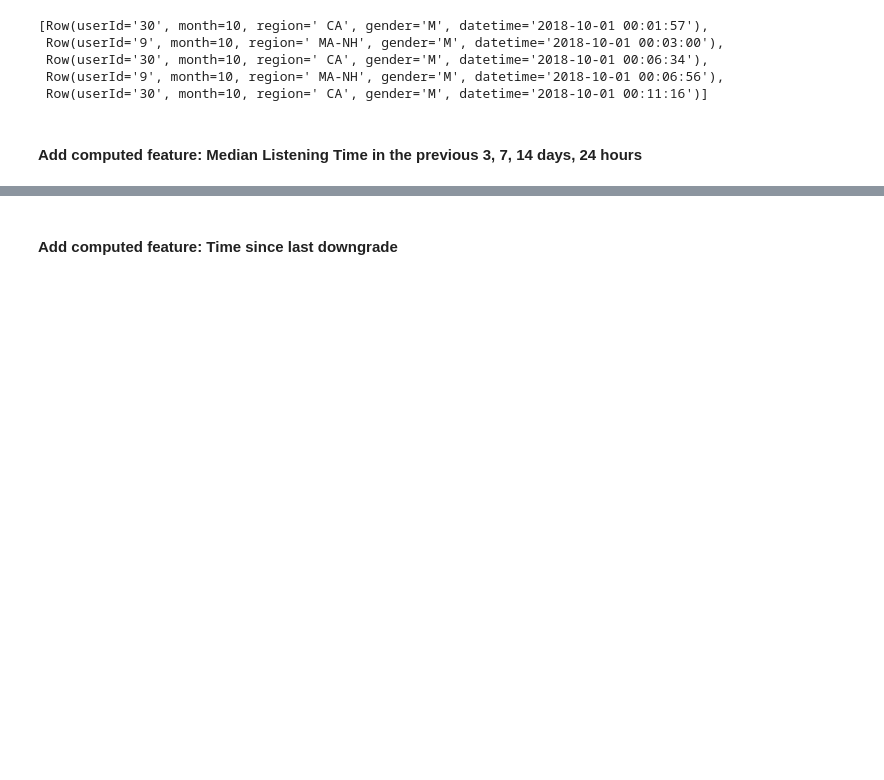
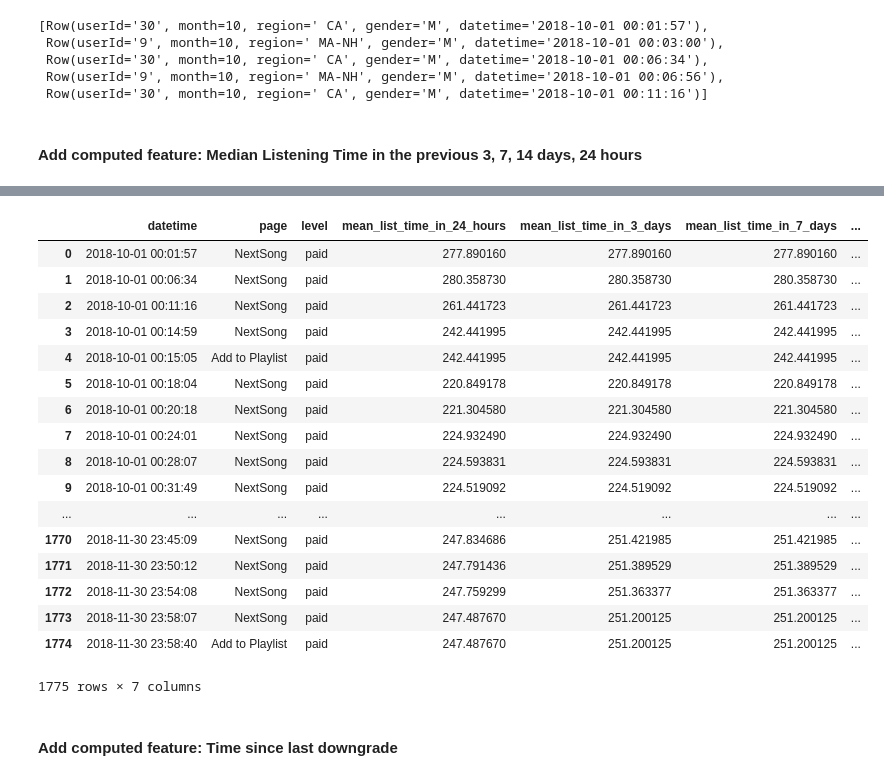
Before and after one commit to tarcisobraz/sparkify-churn-prediction, a Jupyter notebook: Sparkify.ipynb, the cells around one changed output, grey strips where cells are left out. Drawn from its saved outputs; the diff is of its cells as text; code cells hidden in the pictures; blank space fills up the shorter version.

Commit message:
feat: Adds new computed features which use window functions.

```diff
--- a/Sparkify.ipynb
+++ b/Sparkify.ipynb
@@ -605,6 +605,3 @@ X_df.take(5)
  Row(userId='30', month=10, region=' CA', gender='M', datetime='2018-10-01 00:11:16')]
 # %% [markdown]
 #### Add computed feature: Median Listening Time in the previous 3, 7, 14 days, 24 hours
-# %%
-w_3days = Window.partitionBy(['userId','date']).orderBy('ts').rangeBetween(-(3*24*60*60*1000),0)
-df = df.withColumn('mean_list_time_in_3_days',sf.mean('length').over(w_3days))
@@ -626,3 +608,36 @@ df.toPandas().head(10)
+# %%
+millis_in_a_day = 24*60*60*1000
+# %%
+w_3days = Window.partitionBy(['userId']).orderBy('ts').rangeBetween(-(3*millis_in_a_day),0)
+w_7days = Window.partitionBy(['userId']).orderBy('ts').rangeBetween(-(7*millis_in_a_day),0)
+w_14days = Window.partitionBy(['userId']).orderBy('ts').rangeBetween(-(14*millis_in_a_day),0)
+w_24hours = Window.partitionBy(['userId']).orderBy('ts').rangeBetween(-(millis_in_a_day),0)
+# %%
+df = df.withColumn('mean_list_time_in_3_days',sf.mean('length').over(w_3days)) \
+        .withColumn('mean_list_time_in_7_days',sf.mean('length').over(w_7days)) \
+        .withColumn('mean_list_time_in_14_days',sf.mean('length').over(w_14days)) \
+        .withColumn('mean_list_time_in_24_hours',sf.mean('length').over(w_24hours))
+# %%
+df.select(["datetime", "page", "level", "mean_list_time_in_24_hours", "mean_list_time_in_3_days", "mean_list_time_in_7_days", "mean_list_time_in_14_days"]).filter(df.userId == '30').toPandas()
+# %% [output]
+|  | datetime | page | level | mean_list_time_in_24_hours | mean_list_time_in_3_days | mean_list_time_in_7_days | ... |
+| 0 | 2018-10-01 00:01:57 | NextSong | paid | 277.890160 | 277.890160 | 277.890160 | ... |
+| 1 | 2018-10-01 00:06:34 | NextSong | paid | 280.358730 | 280.358730 | 280.358730 | ... |
+| 2 | 2018-10-01 00:11:16 | NextSong | paid | 261.441723 | 261.441723 | 261.441723 | ... |
+| 3 | 2018-10-01 00:14:59 | NextSong | paid | 242.441995 | 242.441995 | 242.441995 | ... |
+| 4 | 2018-10-01 00:15:05 | Add to Playlist | paid | 242.441995 | 242.441995 | 242.441995 | ... |
+| 5 | 2018-10-01 00:18:04 | NextSong | paid | 220.849178 | 220.849178 | 220.849178 | ... |
+| 6 | 2018-10-01 00:20:18 | NextSong | paid | 221.304580 | 221.304580 | 221.304580 | ... |
+| 7 | 2018-10-01 00:24:01 | NextSong | paid | 224.932490 | 224.932490 | 224.932490 | ... |
+| 8 | 2018-10-01 00:28:07 | NextSong | paid | 224.593831 | 224.593831 | 224.593831 | ... |
+| 9 | 2018-10-01 00:31:49 | NextSong | paid | 224.519092 | 224.519092 | 224.519092 | ... |
+| ... | ... | ... | ... | ... | ... | ... | ... |
+| 1770 | 2018-11-30 23:45:09 | NextSong | paid | 247.834686 | 251.421985 | 251.421985 | ... |
+| 1771 | 2018-11-30 23:50:12 | NextSong | paid | 247.791436 | 251.389529 | 251.389529 | ... |
+| 1772 | 2018-11-30 23:54:08 | NextSong | paid | 247.759299 | 251.363377 | 251.363377 | ... |
+| 1773 | 2018-11-30 23:58:07 | NextSong | paid | 247.487670 | 251.200125 | 251.200125 | ... |
+| 1774 | 2018-11-30 23:58:40 | Add to Playlist | paid | 247.487670 | 251.200125 | 251.200125 | ... |
+1775 rows × 7 columns
 # %% [markdown]
 #### Add computed feature: Time since last downgrade
 # %% [markdown]
```
Also changed, not shown: parts of 1 cell of this notebook.
